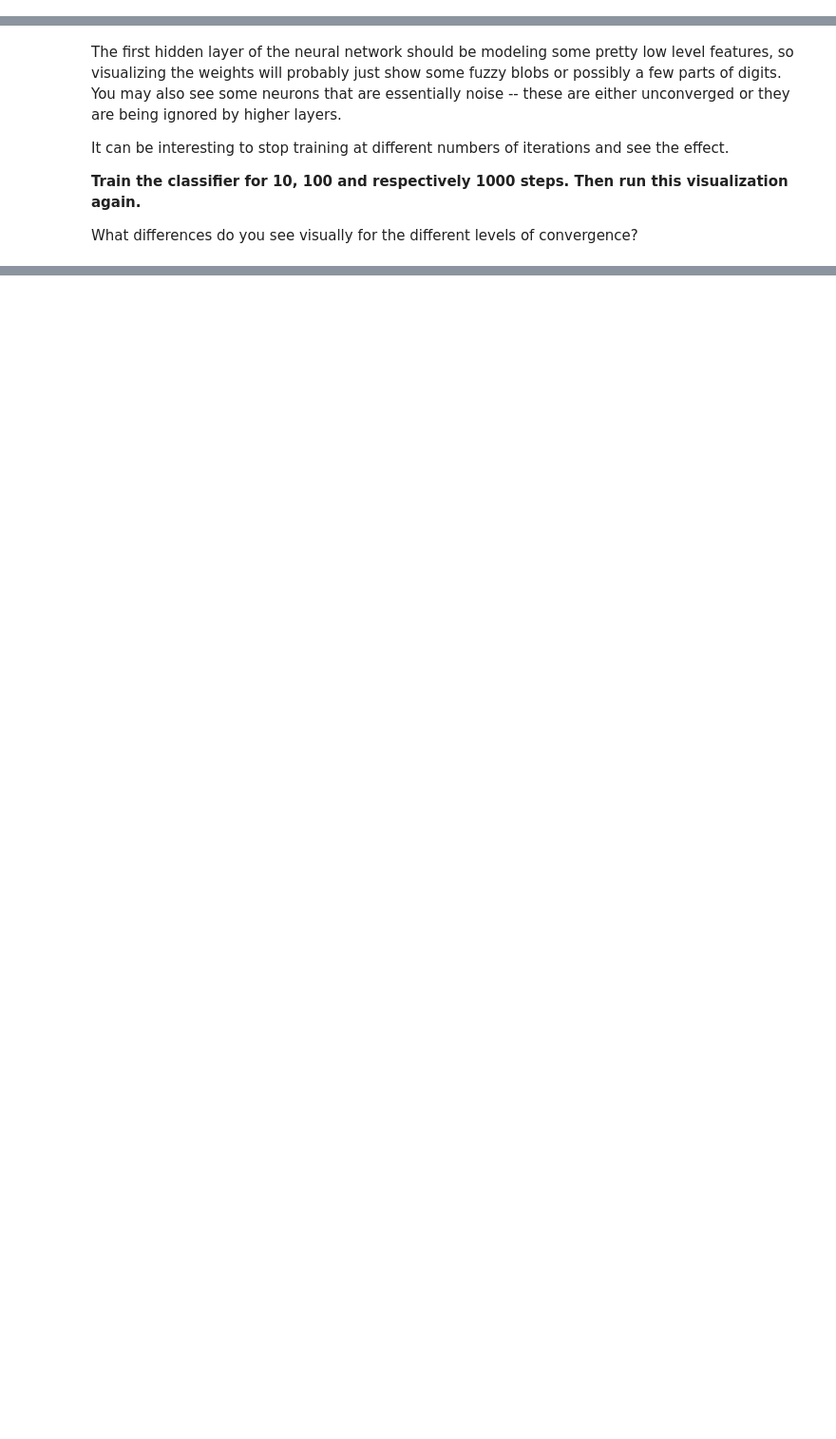
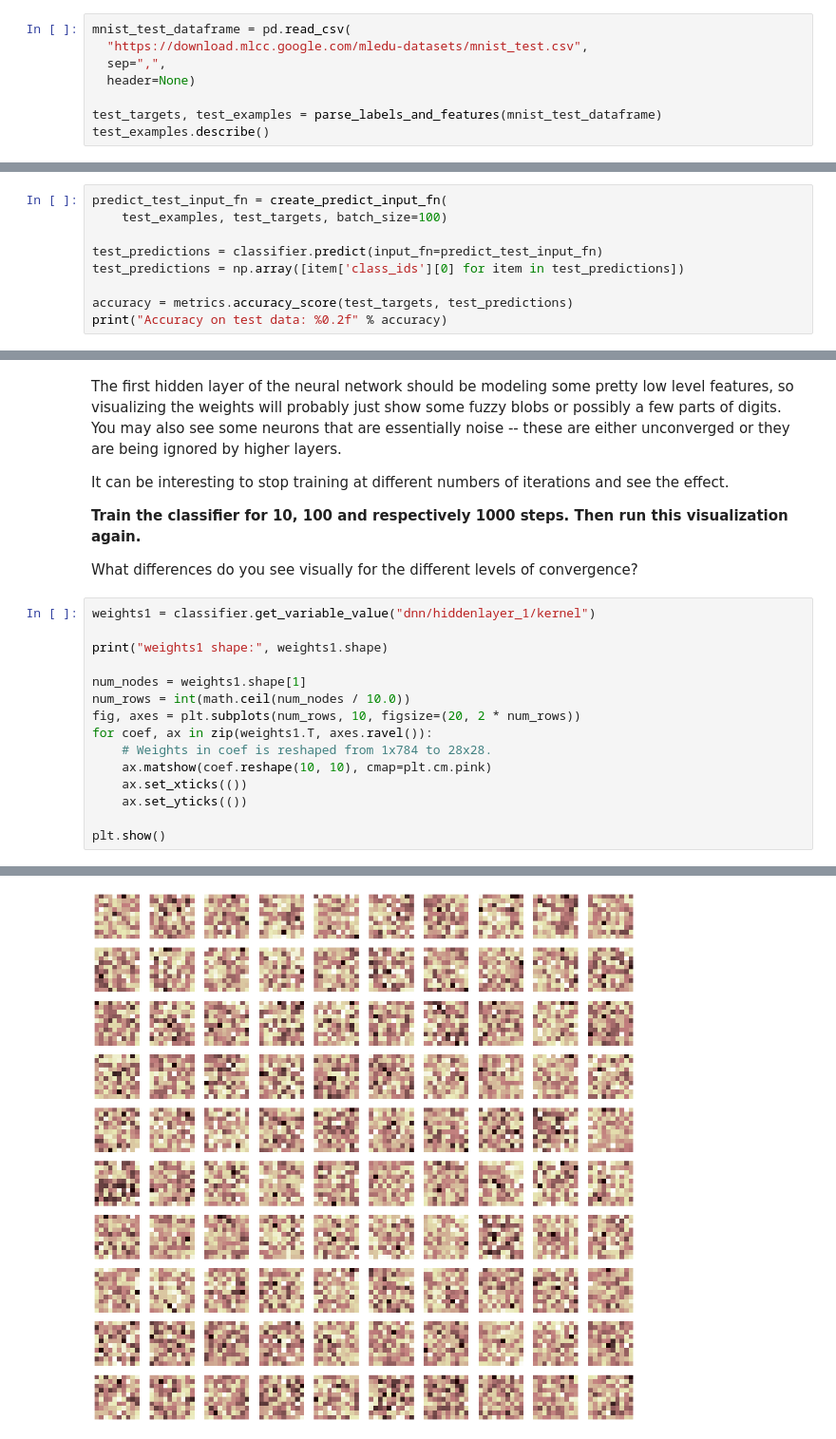
Before and after one commit to shuvankarroy/Handwritten-Digits-Recognizer, a Jupyter notebook: multi_class_classification_of_handwritten_digits.ipynb, the cells around one changed output, grey strips where cells are left out. Shown at 95% size. Saved outputs shown, nothing was run; the diff lists cells and outputs as text; blank space fills up the shorter version.

```diff
--- a/multi_class_classification_of_handwritten_digits.ipynb
+++ b/multi_class_classification_of_handwritten_digits.ipynb
@@ -351,0 +596,8 @@ test_examples.describe()
+# %%
+mnist_test_dataframe = pd.read_csv(
+  "https://download.mlcc.google.com/mledu-datasets/mnist_test.csv",
+  sep=",",
+  header=None)
+
+test_targets, test_examples = parse_labels_and_features(mnist_test_dataframe)
+test_examples.describe()
@@ -351,0 +615,9 @@ test_examples.describe()
+# %%
+predict_test_input_fn = create_predict_input_fn(
+    test_examples, test_targets, batch_size=100)
+
+test_predictions = classifier.predict(input_fn=predict_test_input_fn)
+test_predictions = np.array([item['class_ids'][0] for item in test_predictions])
+
+accuracy = metrics.accuracy_score(test_targets, test_predictions)
+print("Accuracy on test data: %0.2f" % accuracy)
@@ -551,3 +829,19 @@ It can be interesting to stop training at different numbers of iterations and se
 **Train the classifier for 10, 100 and respectively 1000 steps. Then run this visualization again.**
 
 What differences do you see visually for the different levels of convergence?
+# %%
+weights1 = classifier.get_variable_value("dnn/hiddenlayer_1/kernel")
+
+print("weights1 shape:", weights1.shape)
+
+num_nodes = weights1.shape[1]
+num_rows = int(math.ceil(num_nodes / 10.0))
+fig, axes = plt.subplots(num_rows, 10, figsize=(20, 2 * num_rows))
+for coef, ax in zip(weights1.T, axes.ravel()):
+    # Weights in coef is reshaped from 1x784 to 28x28.
+    ax.matshow(coef.reshape(10, 10), cmap=plt.cm.pink)
+    ax.set_xticks(())
+    ax.set_yticks(())
+
+plt.show()
+# %% [output]
@@ -553,0 +849 @@ What differences do you see visually for the different levels of convergence?
+[figure, added]
```
Also changed, not shown: parts of 18 cells of this notebook.
